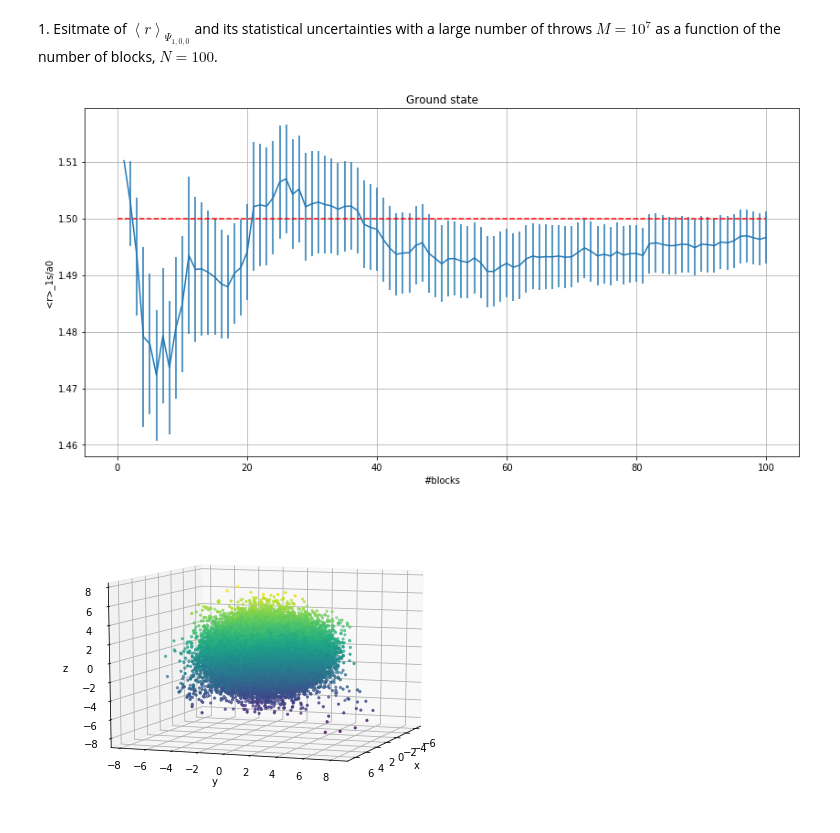
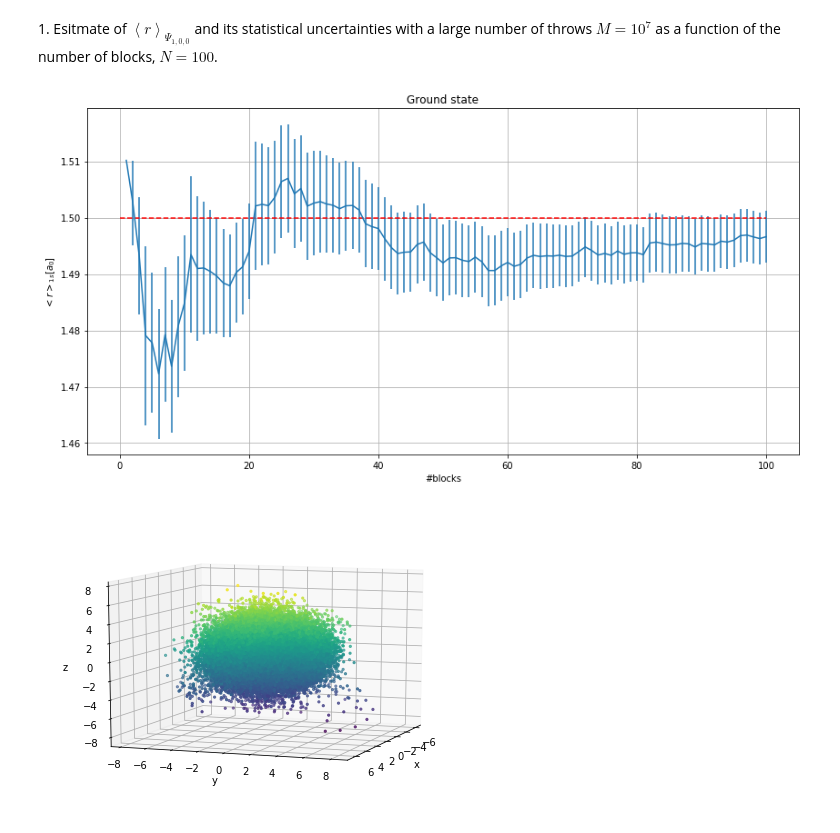
Before and after one commit to martanit/laboratorio-simulazione-numerica, a Jupyter notebook: exercise_05/exercise_05.ipynb, the cells around one changed output. Cells and saved outputs as stored; diff of their text form; code cells hidden in the pictures.

```diff
--- a/exercise_05/exercise_05.ipynb
+++ b/exercise_05/exercise_05.ipynb
@@ -30,18 +30,18 @@ Before starting to measure  $\left\langle r \right\rangle$, I equilibrate system
 # %%
 # To read data from file
 x, y, err_prog = np.loadtxt("data/output_es05.1.1.dat", \
                                usecols=(0,1,2), delimiter=' ', unpack='true')
 plt.figure(figsize=(14,7))
 plt.errorbar(x,y,yerr=err_prog)
 # Plot horizontal line at y, from xmin to xmax
 plt.hlines(1.5, 0, 100, colors='r', linestyles='dashed')
 plt.title('Ground state')
 plt.xlabel('#blocks')
-plt.ylabel('<r>_1s/a0')
+plt.ylabel('$<r>_{1s} [a_0]$')
 plt.grid(True)
 plt.show()
 # %% [output]
-[figure, old version]
+[figure, new version]
 # %%
 x, y, z = np.loadtxt("data/output_es05.1.1.point.dat", \
                                usecols=(0,1,2), delimiter=' ', unpack='true')
```
Also changed, not shown: parts of 6 cells of this notebook, 57 other files.
